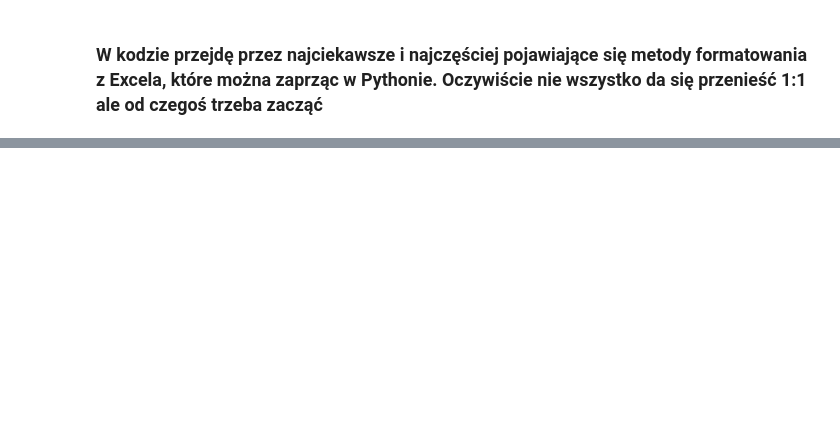
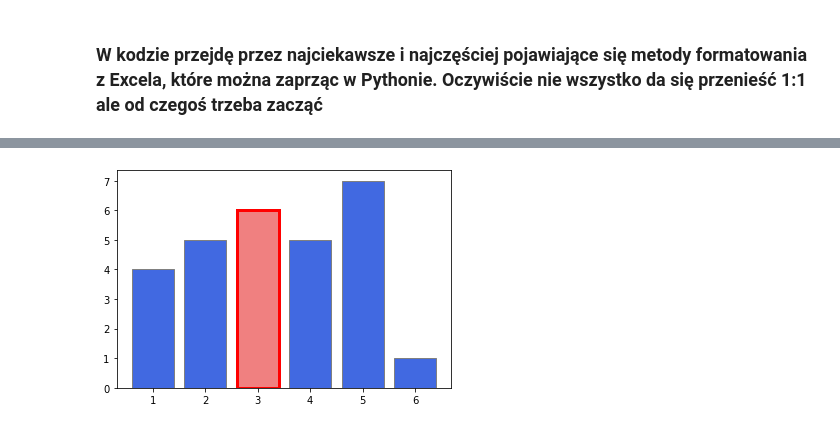
Before and after one commit to krisz17/conditional_formating, a Jupyter notebook: ConditionalFormat.ipynb, the cells around one changed output, grey strips where cells are left out. Cells and saved outputs as stored; diff of their text form; code cells hidden in the pictures; blank space fills up the shorter version.

```diff
--- a/ConditionalFormat.ipynb
+++ b/ConditionalFormat.ipynb
@@ -40,0 +215,10 @@ df.style.highlight_null()
+# %%
+fig, ax = plt.subplots()
+ax.bar(df.A, df.B,
+       color=['royalblue', 'royalblue', 'lightcoral', 'royalblue', 'royalblue'],
+       edgecolor=['gray', 'gray', 'red', 'gray', 'gray', 'gray'],
+       linewidth=[1, 1, 3, 1, 1, 1])
+plt.savefig(r'E:\page_ds\conditional_formating\pict\indicate_bar.png', format='png',dpi=300)
+plt.show()
+# %% [output]
+[figure, added]
```
Also changed, not shown: parts of 29 cells of this notebook.
